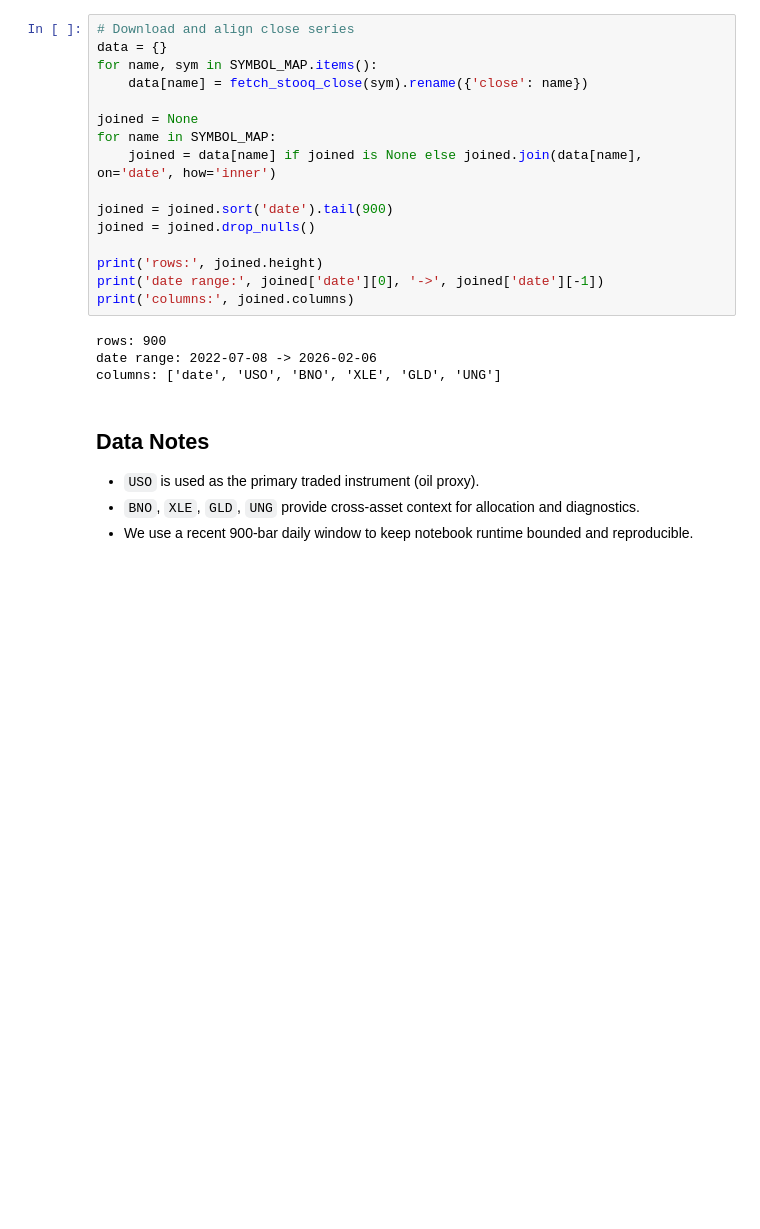
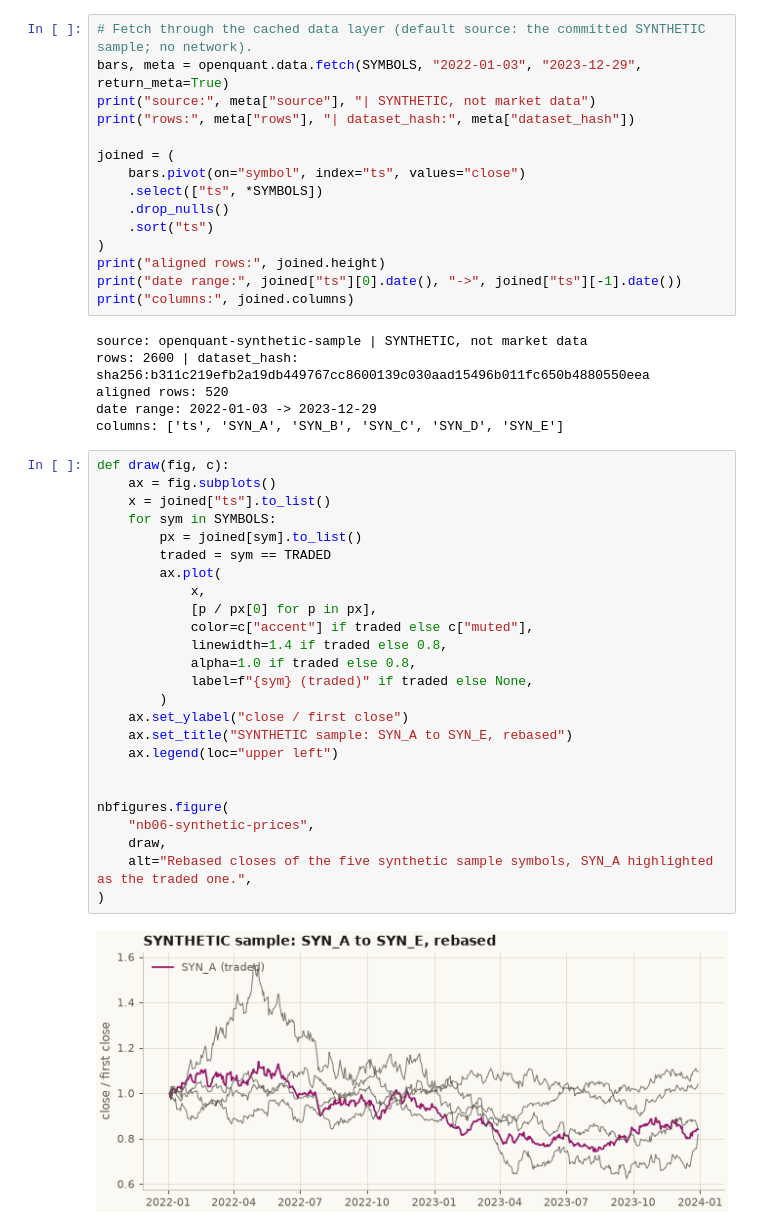
Before and after one commit to Open-Quant/openquant, a Jupyter notebook: notebooks/python/06_afml_real_data_end_to_end.ipynb, the cells around one changed output. Drawn from its saved outputs; the diff is of its cells as text; blank space fills up the shorter version.

```diff
--- a/notebooks/python/06_afml_real_data_end_to_end.ipynb
+++ b/notebooks/python/06_afml_real_data_end_to_end.ipynb
@@ -58,27 +48,50 @@ print('imports and helper functions ready')
 # %% [output]
 imports and helper functions ready
-# %%
-# Download and align close series
-data = {}
-for name, sym in SYMBOL_MAP.items():
-    data[name] = fetch_stooq_close(sym).rename({'close': name})
-
-joined = None
-for name in SYMBOL_MAP:
-    joined = data[name] if joined is None else joined.join(data[name], on='date', how='inner')
-
-joined = joined.sort('date').tail(900)
-joined = joined.drop_nulls()
-
-print('rows:', joined.height)
-print('date range:', joined['date'][0], '->', joined['date'][-1])
-print('columns:', joined.columns)
-# %% [output]
-rows: 900
-date range: 2022-07-08 -> 2026-02-06
-columns: ['date', 'USO', 'BNO', 'XLE', 'GLD', 'UNG']
-# %% [markdown]
-## Data Notes
-- `USO` is used as the primary traded instrument (oil proxy).
-- `BNO`, `XLE`, `GLD`, `UNG` provide cross-asset context for allocation and diagnostics.
-- We use a recent 900-bar daily window to keep notebook runtime bounded and reproducible.
+# %%
+# Fetch through the cached data layer (default source: the committed SYNTHETIC sample; no network).
+bars, meta = openquant.data.fetch(SYMBOLS, "2022-01-03", "2023-12-29", return_meta=True)
+print("source:", meta["source"], "| SYNTHETIC, not market data")
+print("rows:", meta["rows"], "| dataset_hash:", meta["dataset_hash"])
+
+joined = (
+    bars.pivot(on="symbol", index="ts", values="close")
+    .select(["ts", *SYMBOLS])
+    .drop_nulls()
+    .sort("ts")
+)
+print("aligned rows:", joined.height)
+print("date range:", joined["ts"][0].date(), "->", joined["ts"][-1].date())
+print("columns:", joined.columns)
+# %% [output]
+source: openquant-synthetic-sample | SYNTHETIC, not market data
+rows: 2600 | dataset_hash: sha256:b311c219efb2a19db449767cc8600139c030aad15496b011fc650b4880550eea
+aligned rows: 520
+date range: 2022-01-03 -> 2023-12-29
+columns: ['ts', 'SYN_A', 'SYN_B', 'SYN_C', 'SYN_D', 'SYN_E']
+# %%
+def draw(fig, c):
+    ax = fig.subplots()
+    x = joined["ts"].to_list()
+    for sym in SYMBOLS:
+        px = joined[sym].to_list()
+        traded = sym == TRADED
+        ax.plot(
+            x,
+            [p / px[0] for p in px],
+            color=c["accent"] if traded else c["muted"],
+            linewidth=1.4 if traded else 0.8,
+            alpha=1.0 if traded else 0.8,
+            label=f"{sym} (traded)" if traded else None,
+        )
+    ax.set_ylabel("close / first close")
+    ax.set_title("SYNTHETIC sample: SYN_A to SYN_E, rebased")
+    ax.legend(loc="upper left")
+
+
+nbfigures.figure(
+    "nb06-synthetic-prices",
+    draw,
+    alt="Rebased closes of the five synthetic sample symbols, SYN_A highlighted as the traded one.",
+)
+# %% [output]
+[figure, added]
```
Also changed, not shown: parts of 13 cells of this notebook, 32 other files.
